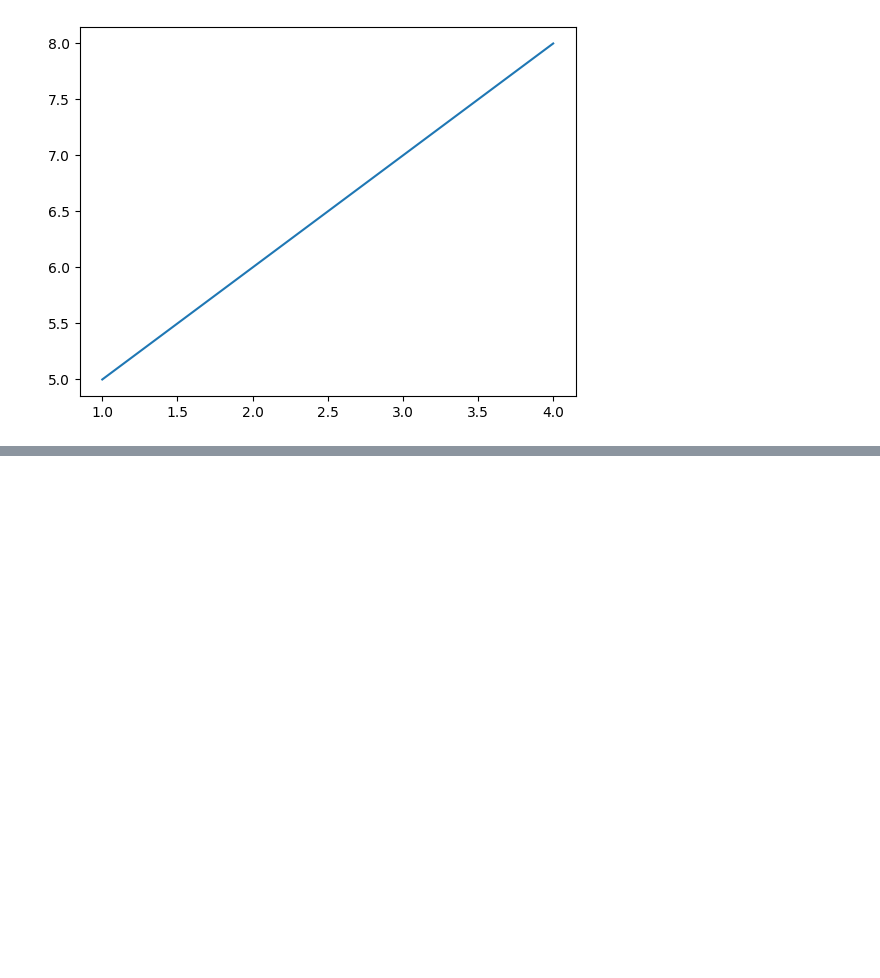
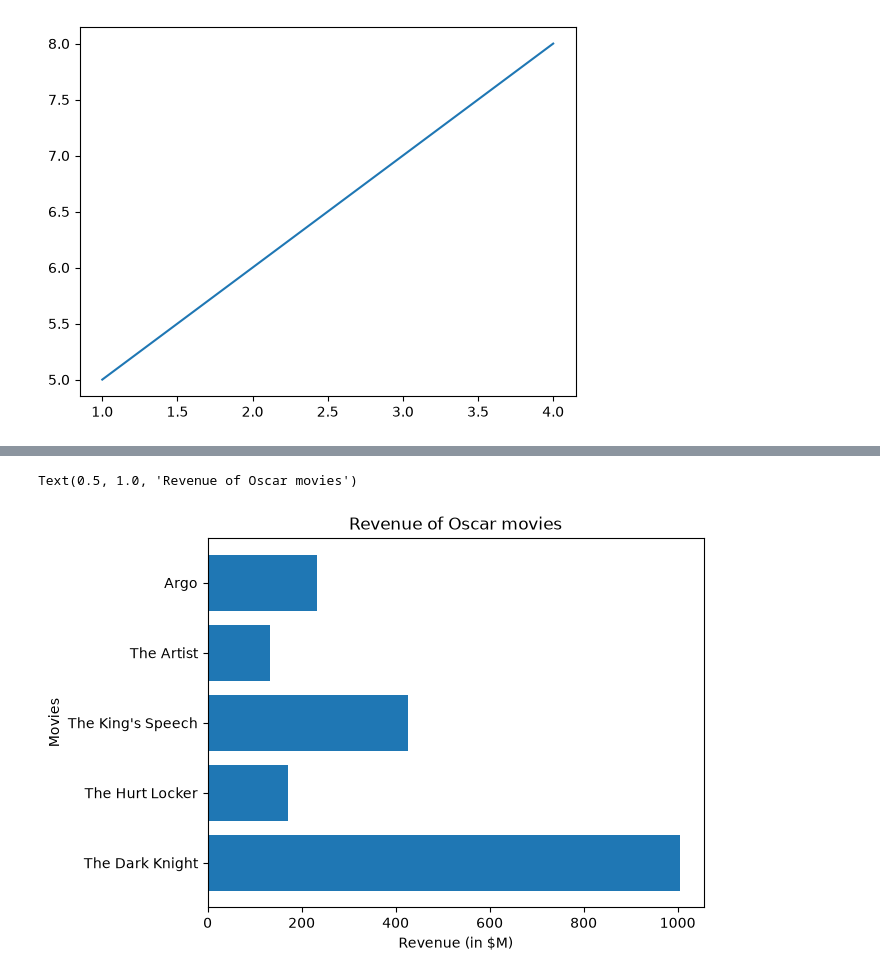
Before and after one commit to Ayushman2005/Machine_Learning, a Jupyter notebook: Data Visualisation/data_visualise.ipynb, the cells around one changed output, grey strips where cells are left out. Saved outputs shown, nothing was run; the diff lists cells and outputs as text; code cells hidden in the pictures; blank space fills up the shorter version.

```diff
--- a/Data Visualisation/data_visualise.ipynb
+++ b/Data Visualisation/data_visualise.ipynb
@@ -186,0 +187,10 @@ plt.xticks(x, years)
+# %%
+oscar_movies = ["The Dark Knight","The Hurt Locker","The King's Speech","The Artist","Argo"]
+oscar_revenue = [1005, 170, 427, 133, 232]
+plt.barh(oscar_movies, oscar_revenue)
+plt.xlabel("Revenue (in $M)")
+plt.ylabel("Movies")
+plt.title("Revenue of Oscar movies")
+# %% [output]
+Text(0.5, 1.0, 'Revenue of Oscar movies')
+[figure, added]
```
Also changed, not shown: parts of 10 cells of this notebook, 1 other file.
